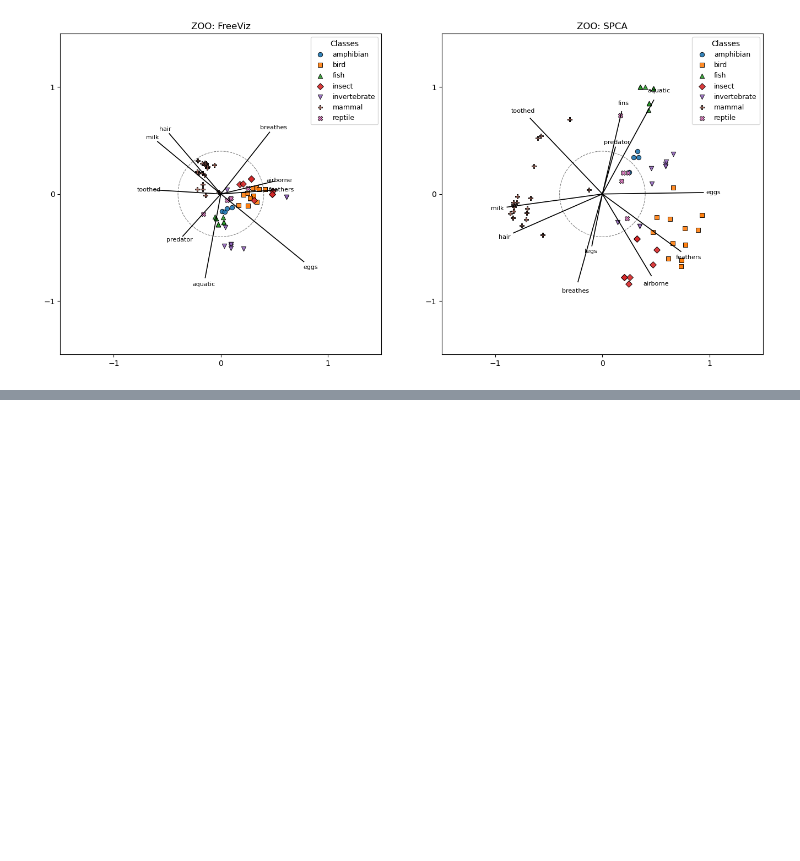
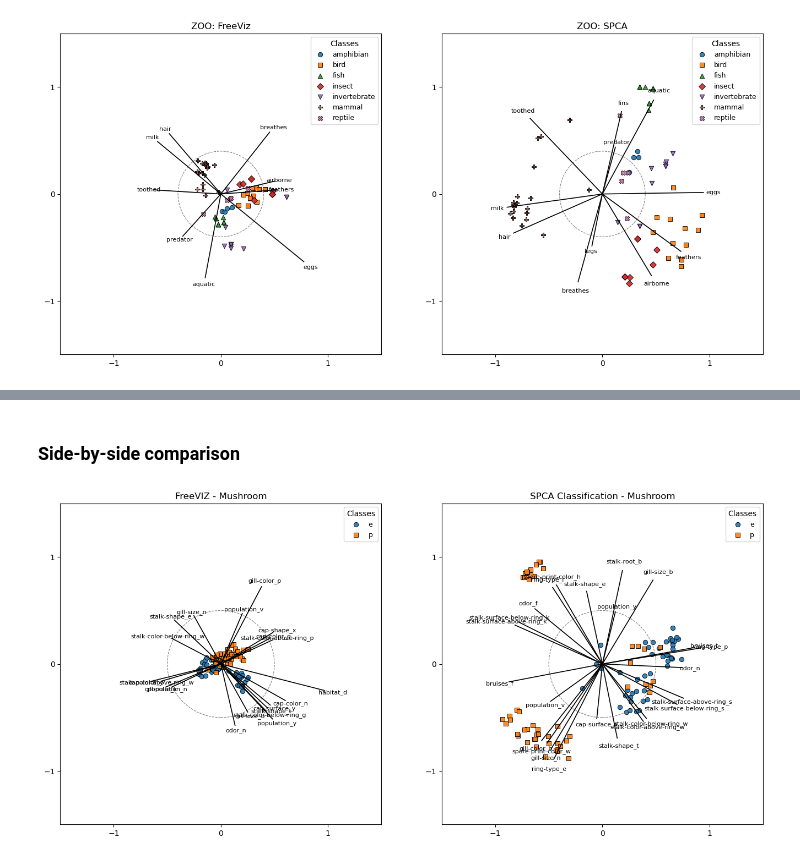
Before and after one commit to JasaTavcar/diplomska, a Jupyter notebook: experiments/compare_freeviz_spca.ipynb, the cells around one changed output, grey strips where cells are left out. Drawn from its saved outputs; the diff is of its cells as text; code cells hidden in the pictures; blank space fills up the shorter version.

Commit message:
added mushrooms, deleted car

```diff
--- a/experiments/compare_freeviz_spca.ipynb
+++ b/experiments/compare_freeviz_spca.ipynb
@@ -195,0 +120,9 @@ plt.show()
+# %%
+freeviz_mush = Freeviz(E_mush.shape[1]).to(device)
+freeviz_mush.train(E_mush, C_mush)
+
+P_mush = freeviz_mush(E_mush)
+A_mush = freeviz_mush.A
+P_mush_np = P_mush.detach().cpu().numpy()
+C_mush_np = C_mush.detach().cpu().numpy()
+A_mush_np = A_mush.detach().cpu().numpy()
@@ -195,0 +139,17 @@ plt.show()
+# %%
+model_mush = SPCA_Classification(input_dim=E_mush.shape[1], latent_dim=2, num_classes=len(class_names_mush), lr=0.05).to(device)
+E_mush_centered = E_mush - E_mush.mean(dim=0)
+model_mush.train(E_mush_centered, C_mush, lam=0.01, steps=1000, classifier_epochs=50)
+
+L_mush = model_mush.L.detach().clone()
+L_mush = L_mush - L_mush.mean(dim=0, keepdim=True)
+loading_norms_mush = torch.norm(L_mush, dim=1)
+L_mush = L_mush / loading_norms_mush.max()
+
+Z_mush = E_mush_centered @ L_mush
+z_max_mush = torch.abs(Z_mush).max()
+Z_mush = Z_mush / z_max_mush
+
+Z_mush_np = Z_mush.cpu().numpy()
+C_mush_np_spca = C_mush.cpu().numpy()
+L_mush_np = L_mush.cpu().numpy()
@@ -195,0 +174,21 @@ plt.show()
+# %% [markdown]
+### Side-by-side comparison
+# %%
+fig, (ax1, ax2) = plt.subplots(1, 2, figsize=(14, 6.5))
+
+plot_projection(
+    points=P_mush_np, vectors=A_mush_np, feature_names=feature_names_mush,
+    class_codes=C_mush_np, class_names=class_names_mush,
+    title='FreeVIZ - Mushroom', ax=ax1, text_scale=1.08, loading_cutoff=0.5
+)
+
+plot_projection(
+    points=Z_mush_np, vectors=L_mush_np, feature_names=feature_names_mush,
+    class_codes=C_mush_np_spca, class_names=class_names_mush,
+    title='SPCA Classification - Mushroom', ax=ax2, text_scale=1.1, loading_cutoff=0.5
+)
+
+plt.tight_layout()
+plt.show()
+# %% [output]
+[figure, added]
```
Also changed, not shown: parts of 19 cells of this notebook, 4 other files.
